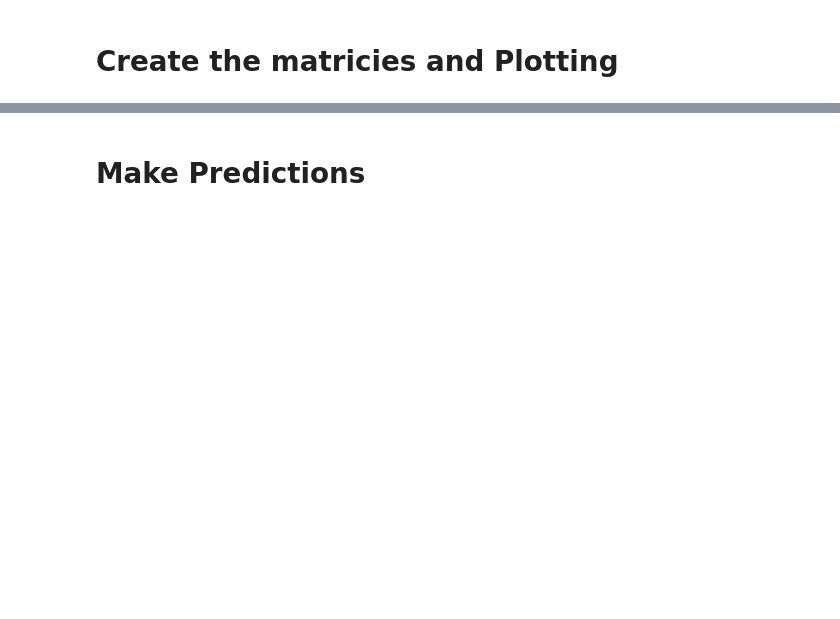
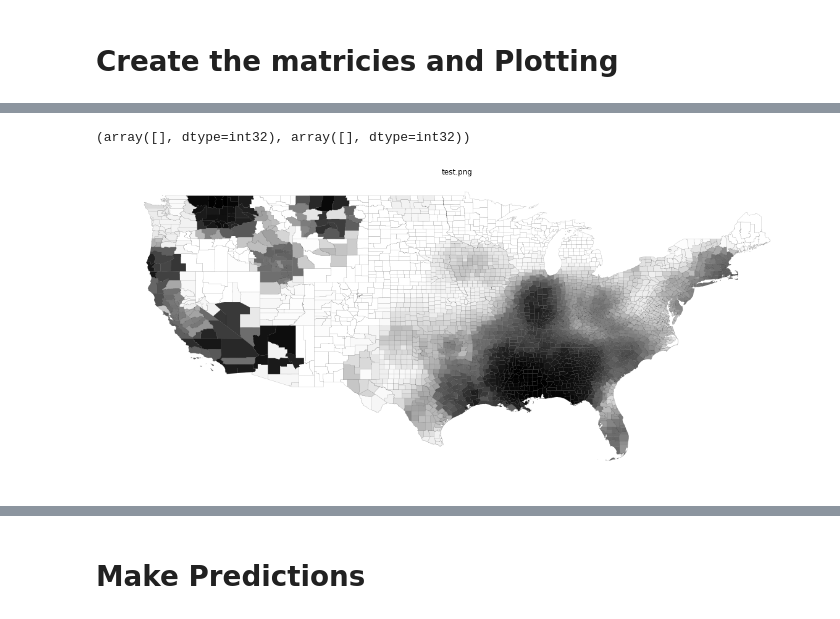
Before and after one commit to jonhartm/SI671_Project, a Jupyter notebook: SI671-Project.ipynb, the cells around one changed output, grey strips where cells are left out. Cells and saved outputs as stored; diff of their text form; code cells hidden in the pictures; blank space fills up the shorter version.

```diff
--- a/SI671-Project.ipynb
+++ b/SI671-Project.ipynb
@@ -270,0 +277,6 @@ detail_data = detail_data[
+# %%
+detail_data = detail_data.drop(detail_data[
+    (detail_data.BEGIN_LON.isnull()) |
+    (detail_data.BEGIN_LAT.isnull()) |
+    (detail_data.BEGIN_DATE.isnull())
+].index)
@@ -330,11 +329,0 @@ def create_geopandas_from_matrix(m):
-# %%
-%%time
-mats = []
-for year in range(1996,2017):
-    mats.append(get_year_month_matrix(year,4))
-
-geo = []
-for m in mats:
-    geo.append(create_geopandas_from_matrix(m))
-
-data = pd.concat(geo)
@@ -495,0 +569,11 @@ Name: 464, dtype: object
+# %%
+date = datetime.strptime('02/26/18', '%m/%d/%y')
+m = get_day_matrix(date, span=10, meta_type="Heat")
+# %%
+m.nonzero()
+# %% [output]
+(array([], dtype=int32), array([], dtype=int32))
+# %%
+m.nonzero
+# %% [output]
+[figure, added]
```
Also changed, not shown: parts of 69 cells of this notebook.
